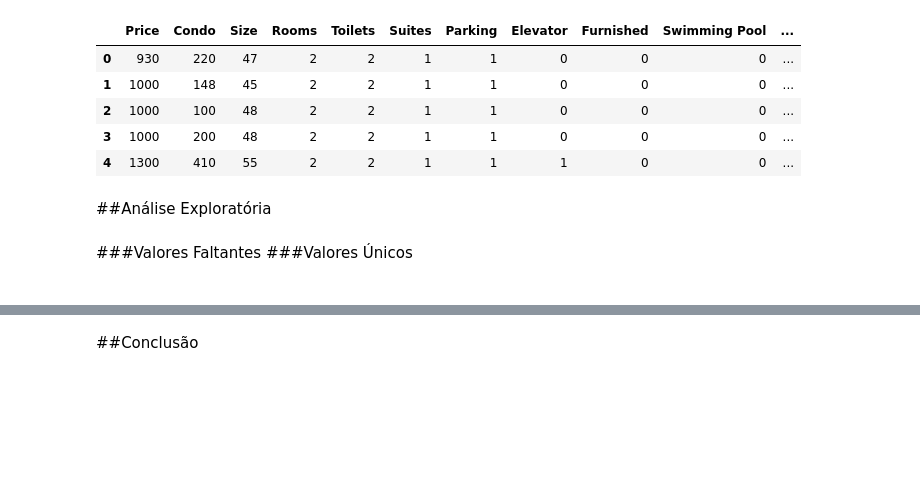
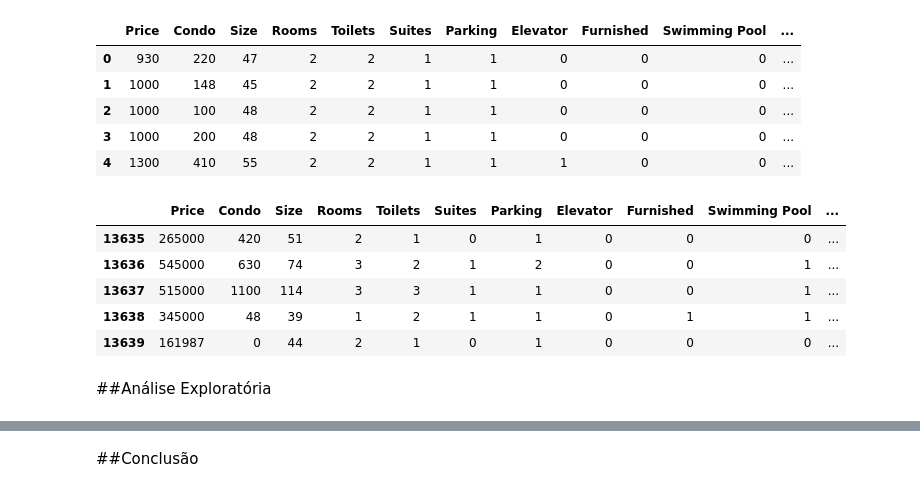
Before and after one commit to jvataidee/MachineLearning, a Jupyter notebook: Preço_de_Imóveis_em_São_Paulo.ipynb, the cells around one changed output, grey strips where cells are left out. Cells and saved outputs as stored; diff of their text form; code cells hidden in the pictures; blank space fills up the shorter version.

```diff
--- a/Preço_de_Imóveis_em_São_Paulo.ipynb
+++ b/Preço_de_Imóveis_em_São_Paulo.ipynb
@@ -105,9 +107,14 @@ df_clean.head()
 | 2 | 1000 | 100 | 48 | 2 | 2 | 1 | 1 | 0 | 0 | 0 | ... |
 | 3 | 1000 | 200 | 48 | 2 | 2 | 1 | 1 | 0 | 0 | 0 | ... |
 | 4 | 1300 | 410 | 55 | 2 | 2 | 1 | 1 | 1 | 0 | 0 | ... |
+# %%
+df_clean.tail()
+# %% [output]
+|  | Price | Condo | Size | Rooms | Toilets | Suites | Parking | Elevator | Furnished | Swimming Pool | ... |
+| 13635 | 265000 | 420 | 51 | 2 | 1 | 0 | 1 | 0 | 0 | 0 | ... |
+| 13636 | 545000 | 630 | 74 | 3 | 2 | 1 | 2 | 0 | 0 | 1 | ... |
+| 13637 | 515000 | 1100 | 114 | 3 | 3 | 1 | 1 | 0 | 0 | 1 | ... |
+| 13638 | 345000 | 48 | 39 | 1 | 2 | 1 | 1 | 0 | 1 | 1 | ... |
+| 13639 | 161987 | 0 | 44 | 2 | 1 | 0 | 1 | 0 | 0 | 0 | ... |
 # %% [markdown]
 ##Análise Exploratória
-# %% [markdown]
-###Valores Faltantes
-###Valores Únicos
-###
```
Also changed, not shown: parts of 18 cells of this notebook.
